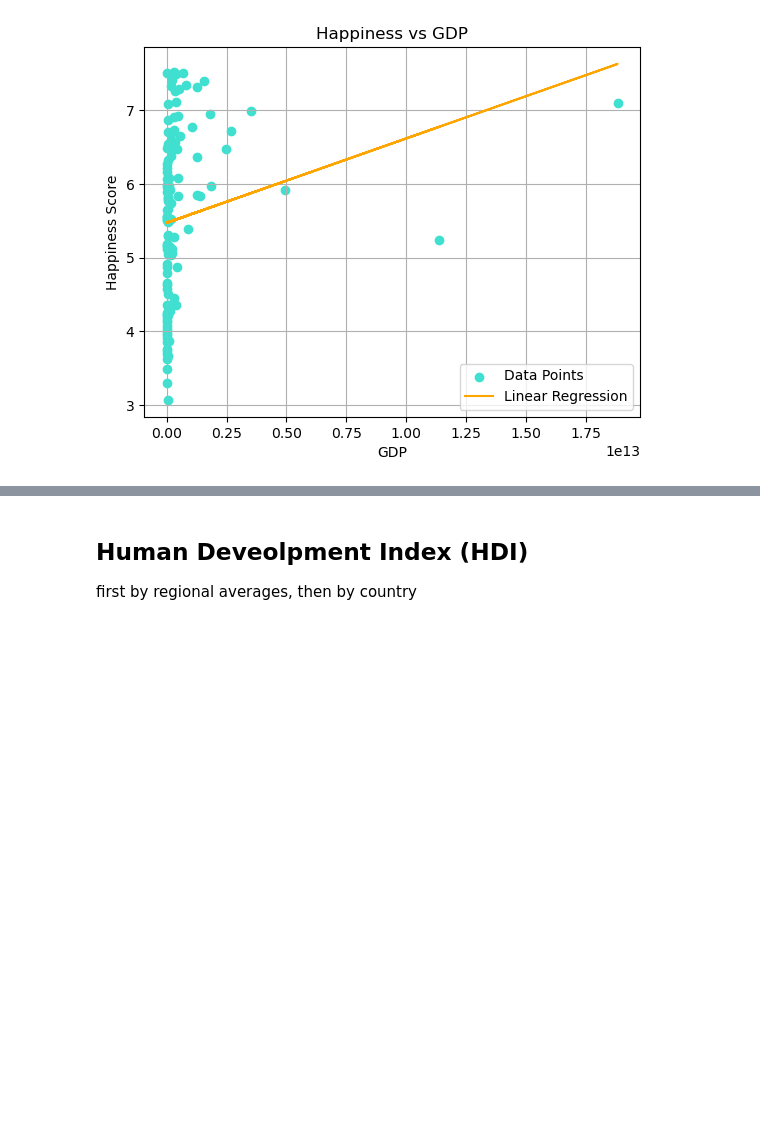
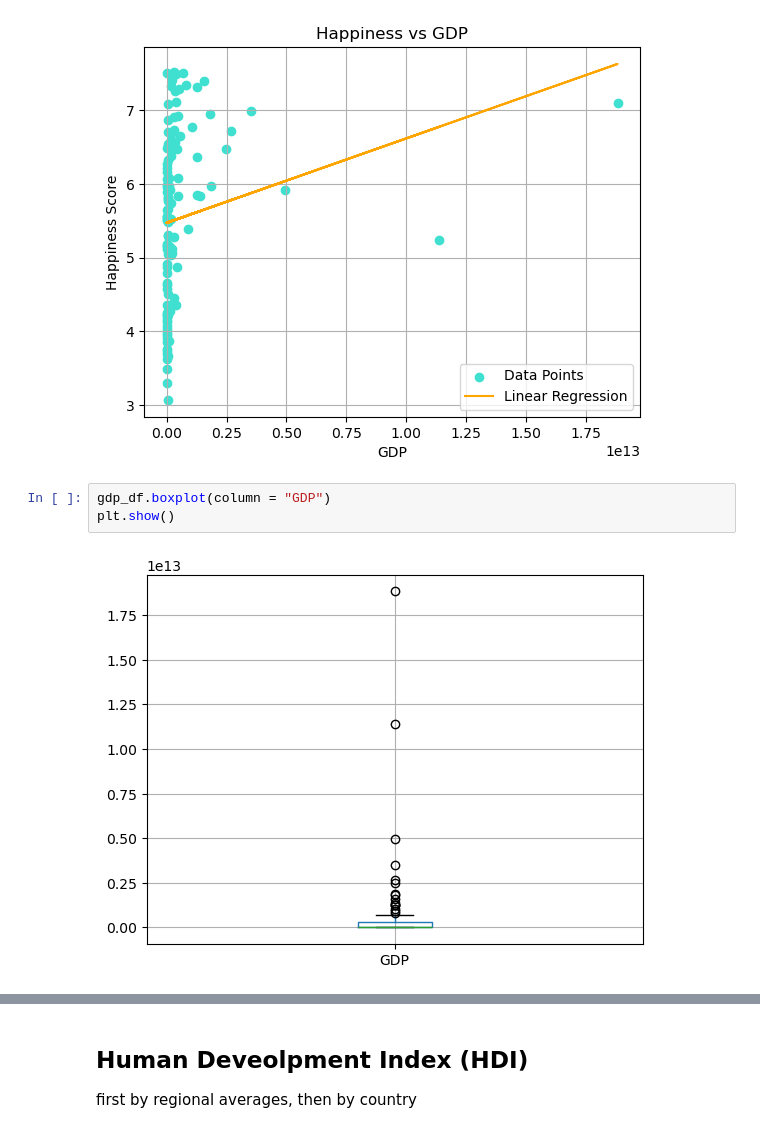
Before and after one commit to mattcaseycpa/project1, a Jupyter notebook: project.ipynb, the cells around one changed output, grey strips where cells are left out. Cells and saved outputs as stored; diff of their text form; blank space fills up the shorter version.

Commit message:
removed outliers an added a graph

```diff
--- a/project.ipynb
+++ b/project.ipynb
@@ -647,3 +647,8 @@ plt.show()
 # %% [output]
 The correlation coefficient between GDP and Happiness Score is: PearsonRResult(statistic=0.20778062391322633, pvalue=0.02220278352663992)
 [figure]
+# %%
+gdp_df.boxplot(column = "GDP")
+plt.show()
+# %% [output]
+[figure, added]
```
Also changed, not shown: parts of 2 cells of this notebook, 2 other files.
